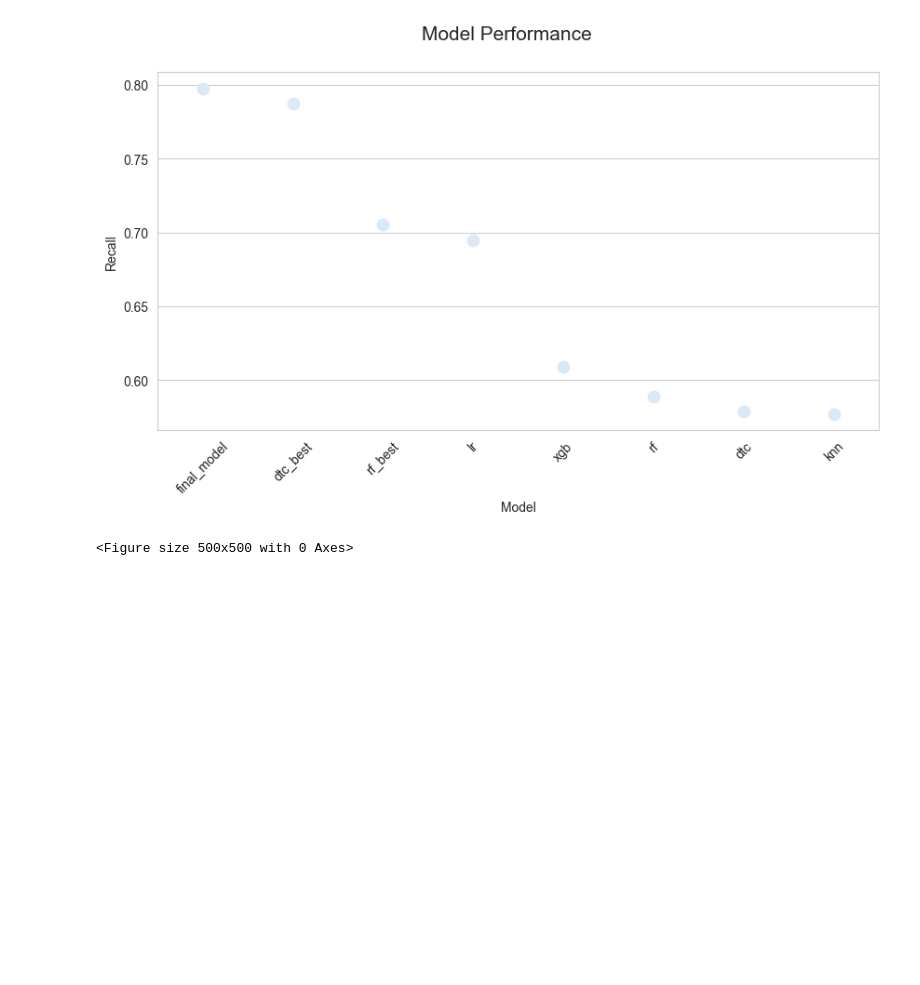
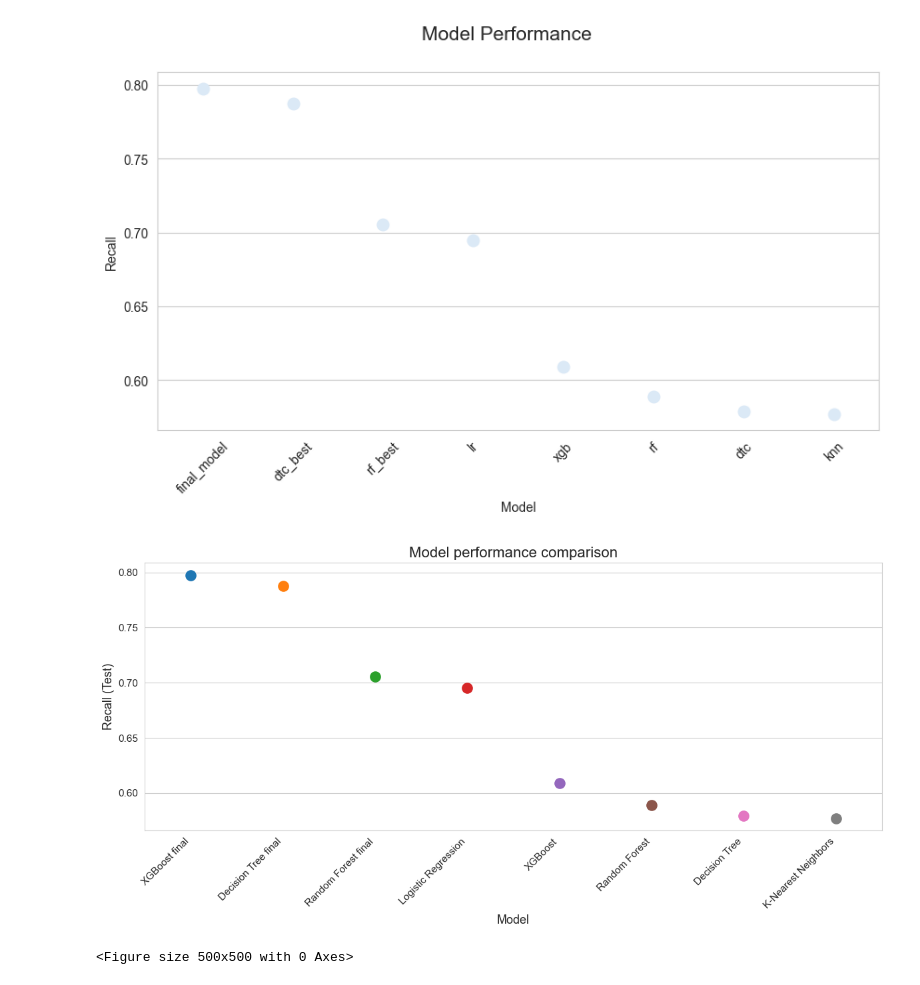
Before and after one commit to valebonato/prova, a Jupyter notebook: final_notebook.ipynb, the cells around one changed output. Drawn from its saved outputs; the diff is of its cells as text; code cells hidden in the pictures; blank space fills up the shorter version.

Commit message:
aggiunta grafico finale piu explicativo

```diff
--- a/final_notebook.ipynb
+++ b/final_notebook.ipynb
@@ -2075,6 +2090,44 @@ fig.suptitle("Model Performance", fontsize=15)
 # %% [output]
 Text(0.5, 0.98, 'Model Performance')
 [figure]
+# %%
+import matplotlib.pyplot as plt
+import seaborn as sns
+
+model_name_map = {
+    'final_model': 'XGBoost final',
+    'xgb': 'XGBoost',
+    'rf_best': 'Random Forest final',
+    'rf': 'Random Forest',
+    'dtc_best': 'Decision Tree final',
+    'dtc': 'Decision Tree',
+    'knn': 'K-Nearest Neighbors',
+    'lr': 'Logistic Regression',
+}
+
+# Ordina e reset index come fatto prima
+scores_viz = scores_final.sort_values(by=['recall_test'], ascending=False)[1:].reset_index()
+
+# Sostituisci le sigle con nomi leggibili
+scores_viz['Model_Name'] = scores_viz['index'].map(model_name_map).fillna(scores_viz['index'])
+
+plt.figure(figsize=(12, 6))
+
+# Scatter plot con colori diversi per ogni modello
+palette = sns.color_palette("tab10", n_colors=len(scores_viz))
+
+sns.stripplot(x='Model_Name', y='recall_test', data=scores_viz, size=12, palette=palette)
+
+plt.xticks(rotation=45, ha='right', fontsize=11)
+plt.yticks(fontsize=11)
+plt.xlabel("Model", fontsize=13)
+plt.ylabel("Recall (Test)", fontsize=13)
+plt.title("Model performance comparison", fontsize=16)
+plt.tight_layout()
+
+plt.show()
+# %% [output]
+[figure, added]
 # %%
 ## Visualizing Important Features
 # %%
```
Also changed, not shown: parts of 6 cells of this notebook.
